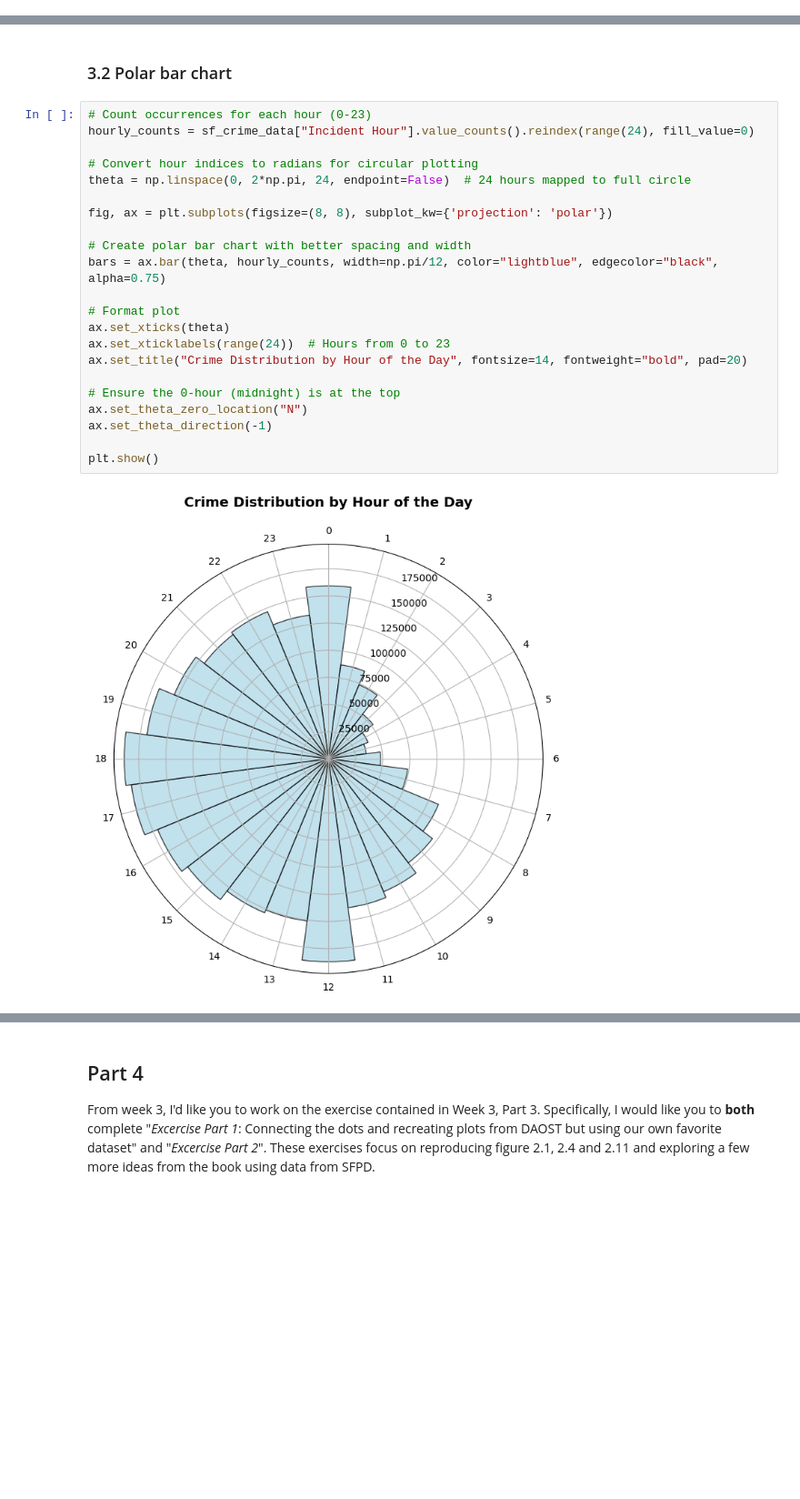
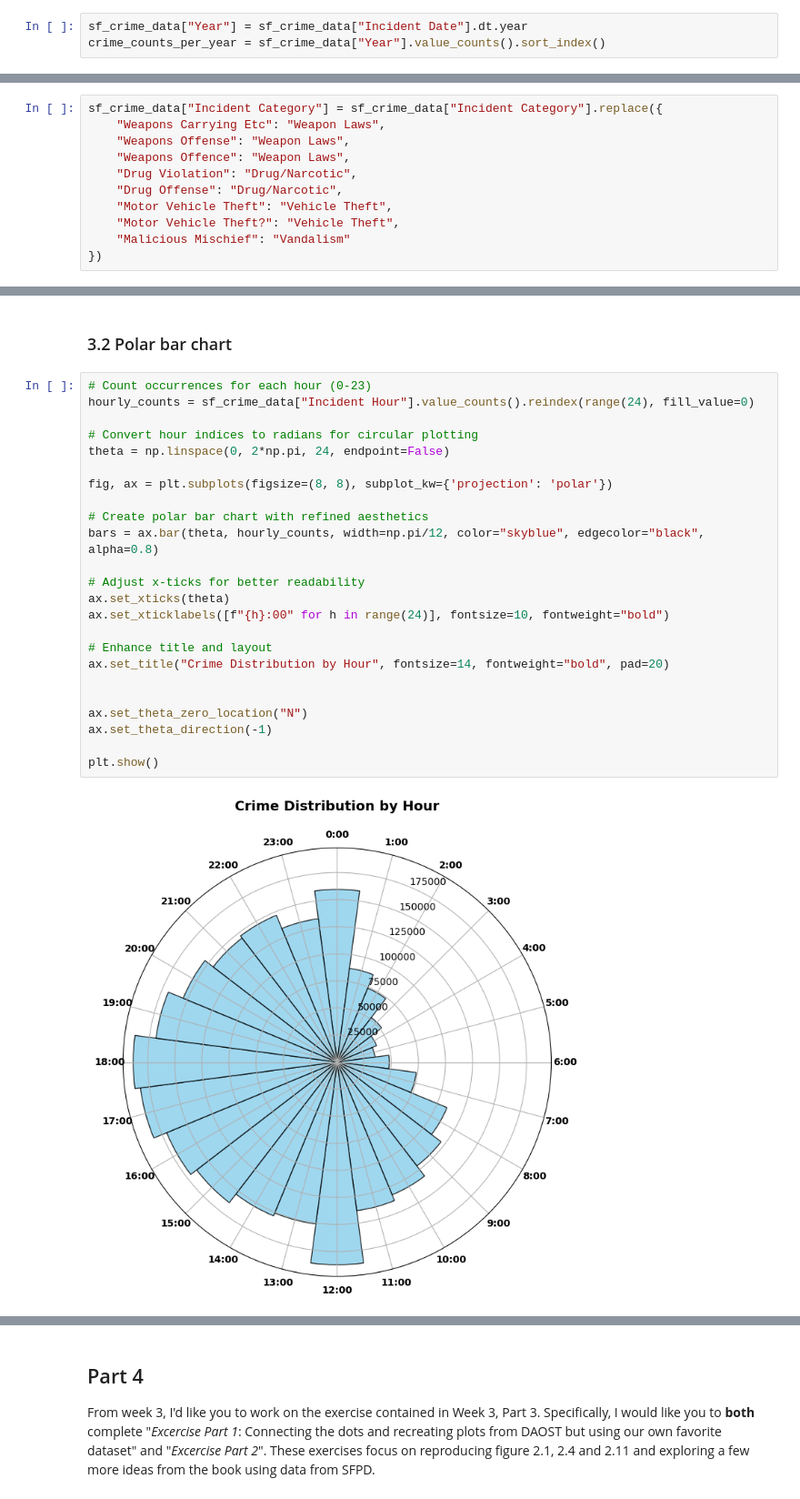
Before and after one commit to ThomasRoennebek/Social_data-analysis_and_visualization, a Jupyter notebook: Assignment 1/Assignment1_Solved.ipynb, the cells around one changed output, grey strips where cells are left out. Shown at 91% size. Drawn from its saved outputs; the diff is of its cells as text; blank space fills up the shorter version.

```diff
--- a/Assignment 1/Assignment1_Solved.ipynb
+++ b/Assignment 1/Assignment1_Solved.ipynb
@@ -78,3 +79,6 @@ The plot above already gives us a bit of information but does not tell us anythi
 ### 1.1 To start off easily, let's count the number of crimes per year:
 - What is the year with most crimes?
 - What is the year with the fewest crimes?.
+# %%
+sf_crime_data["Year"] = sf_crime_data["Incident Date"].dt.year
+crime_counts_per_year = sf_crime_data["Year"].value_counts().sort_index()
@@ -86,0 +140,11 @@ focuscrimes = set(['WEAPON LAWS', 'PROSTITUTION', 'ROBBERY', 'BURGLARY', 'ASSAUL
+# %%
+sf_crime_data["Incident Category"] = sf_crime_data["Incident Category"].replace({
+    "Weapons Carrying Etc": "Weapon Laws",
+    "Weapons Offense": "Weapon Laws",
+    "Weapons Offence": "Weapon Laws",
+    "Drug Violation": "Drug/Narcotic",
+    "Drug Offense": "Drug/Narcotic",
+    "Motor Vehicle Theft": "Vehicle Theft",
+    "Motor Vehicle Theft?": "Vehicle Theft",
+    "Malicious Mischief": "Vandalism"
+})
@@ -166,24 +296,26 @@ make comment on what it shows
 # %%
 # Count occurrences for each hour (0-23)
 hourly_counts = sf_crime_data["Incident Hour"].value_counts().reindex(range(24), fill_value=0)
 
 # Convert hour indices to radians for circular plotting
-theta = np.linspace(0, 2*np.pi, 24, endpoint=False)  # 24 hours mapped to full circle
+theta = np.linspace(0, 2*np.pi, 24, endpoint=False)
 
 fig, ax = plt.subplots(figsize=(8, 8), subplot_kw={'projection': 'polar'})
 
-# Create polar bar chart with better spacing and width
-bars = ax.bar(theta, hourly_counts, width=np.pi/12, color="lightblue", edgecolor="black", alpha=0.75)
+# Create polar bar chart with refined aesthetics
+bars = ax.bar(theta, hourly_counts, width=np.pi/12, color="skyblue", edgecolor="black", alpha=0.8)
 
-# Format plot
+# Adjust x-ticks for better readability
 ax.set_xticks(theta)
-ax.set_xticklabels(range(24))  # Hours from 0 to 23
-ax.set_title("Crime Distribution by Hour of the Day", fontsize=14, fontweight="bold", pad=20)
+ax.set_xticklabels([f"{h}:00" for h in range(24)], fontsize=10, fontweight="bold")
 
-# Ensure the 0-hour (midnight) is at the top
+# Enhance title and layout
+ax.set_title("Crime Distribution by Hour", fontsize=14, fontweight="bold", pad=20)
+
+
 ax.set_theta_zero_location("N")
 ax.set_theta_direction(-1)
 
 plt.show()
 # %% [output]
-[figure, old version]
+[figure, new version]
```
Also changed, not shown: parts of 21 cells of this notebook, 1 other file.
